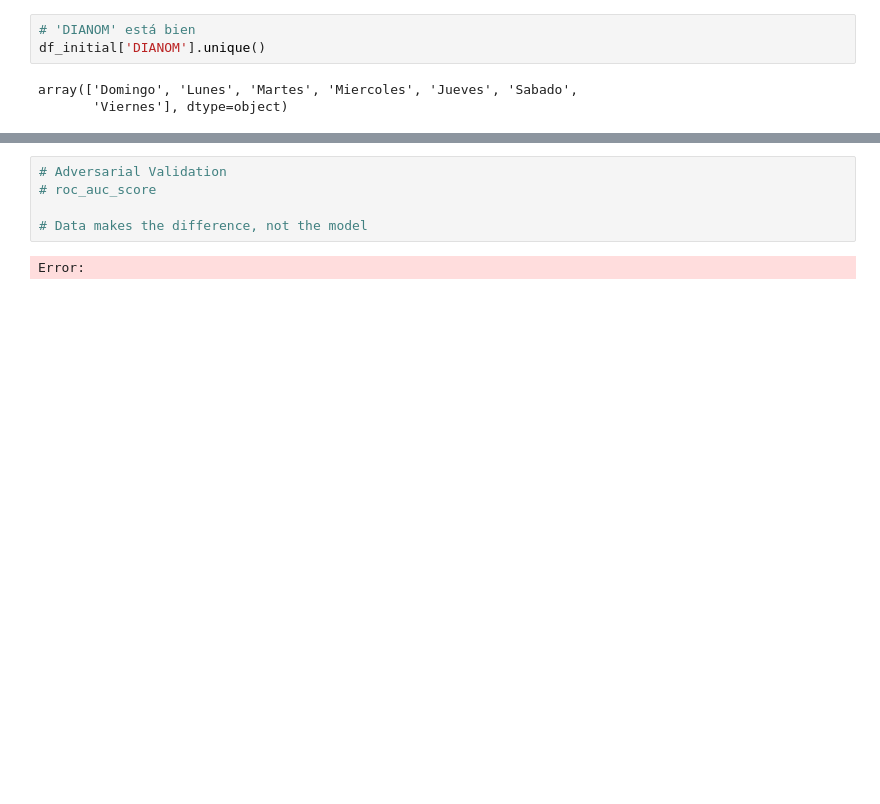
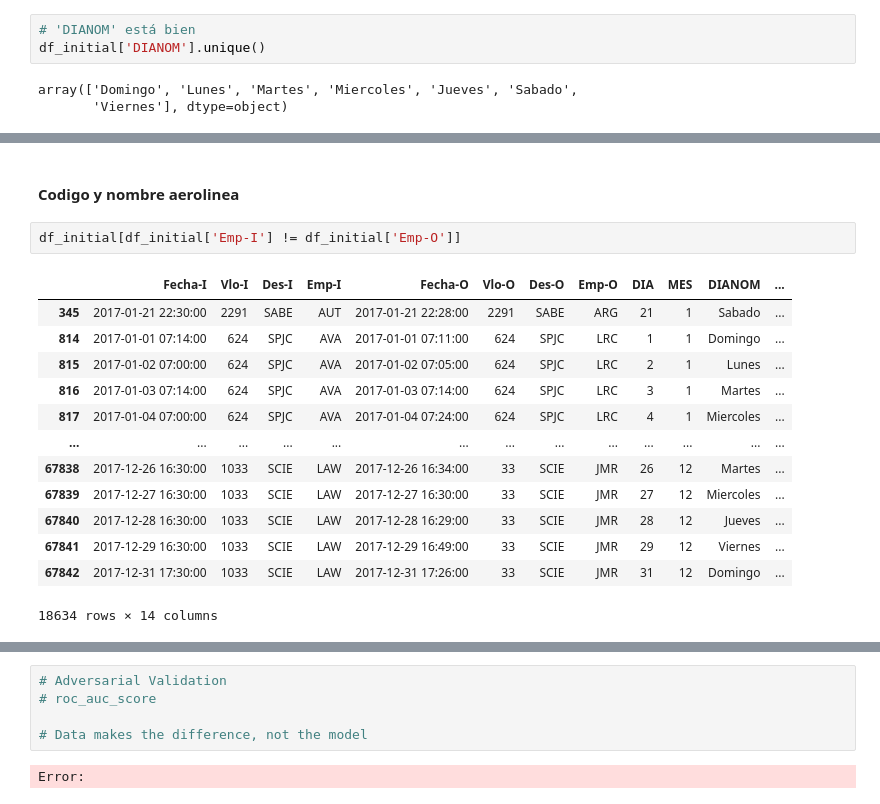
Before and after one commit to chuto81/datascientist_latam, a Jupyter notebook: solution.ipynb, the cells around one changed output, grey strips where cells are left out. Drawn from its saved outputs; the diff is of its cells as text; blank space fills up the shorter version.

```diff
--- a/solution.ipynb
+++ b/solution.ipynb
@@ -329,0 +355,18 @@ Error:
+# %% [markdown]
+#### Codigo y nombre aerolinea
+# %%
+df_initial[df_initial['Emp-I'] != df_initial['Emp-O']]
+# %% [output]
+|  | Fecha-I | Vlo-I | Des-I | Emp-I | Fecha-O | Vlo-O | Des-O | Emp-O | DIA | MES | DIANOM | ... |
+| 345 | 2017-01-21 22:30:00 | 2291 | SABE | AUT | 2017-01-21 22:28:00 | 2291 | SABE | ARG | 21 | 1 | Sabado | ... |
+| 814 | 2017-01-01 07:14:00 | 624 | SPJC | AVA | 2017-01-01 07:11:00 | 624 | SPJC | LRC | 1 | 1 | Domingo | ... |
+| 815 | 2017-01-02 07:00:00 | 624 | SPJC | AVA | 2017-01-02 07:05:00 | 624 | SPJC | LRC | 2 | 1 | Lunes | ... |
+| 816 | 2017-01-03 07:14:00 | 624 | SPJC | AVA | 2017-01-03 07:14:00 | 624 | SPJC | LRC | 3 | 1 | Martes | ... |
+| 817 | 2017-01-04 07:00:00 | 624 | SPJC | AVA | 2017-01-04 07:24:00 | 624 | SPJC | LRC | 4 | 1 | Miercoles | ... |
+| ... | ... | ... | ... | ... | ... | ... | ... | ... | ... | ... | ... | ... |
+| 67838 | 2017-12-26 16:30:00 | 1033 | SCIE | LAW | 2017-12-26 16:34:00 | 33 | SCIE | JMR | 26 | 12 | Martes | ... |
+| 67839 | 2017-12-27 16:30:00 | 1033 | SCIE | LAW | 2017-12-27 16:30:00 | 33 | SCIE | JMR | 27 | 12 | Miercoles | ... |
+| 67840 | 2017-12-28 16:30:00 | 1033 | SCIE | LAW | 2017-12-28 16:29:00 | 33 | SCIE | JMR | 28 | 12 | Jueves | ... |
+| 67841 | 2017-12-29 16:30:00 | 1033 | SCIE | LAW | 2017-12-29 16:49:00 | 33 | SCIE | JMR | 29 | 12 | Viernes | ... |
+| 67842 | 2017-12-31 17:30:00 | 1033 | SCIE | LAW | 2017-12-31 17:26:00 | 33 | SCIE | JMR | 31 | 12 | Domingo | ... |
+18634 rows × 14 columns
```
Also changed, not shown: parts of 30 cells of this notebook.
